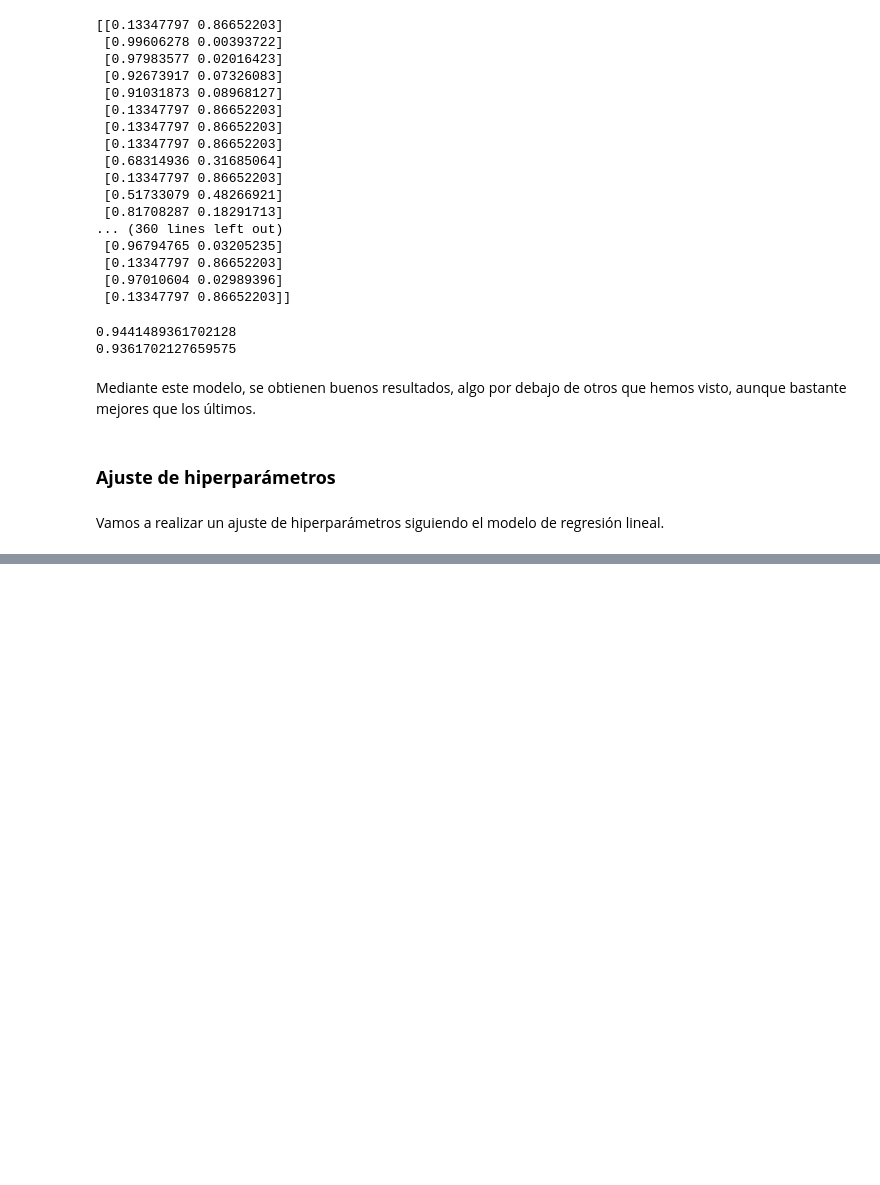
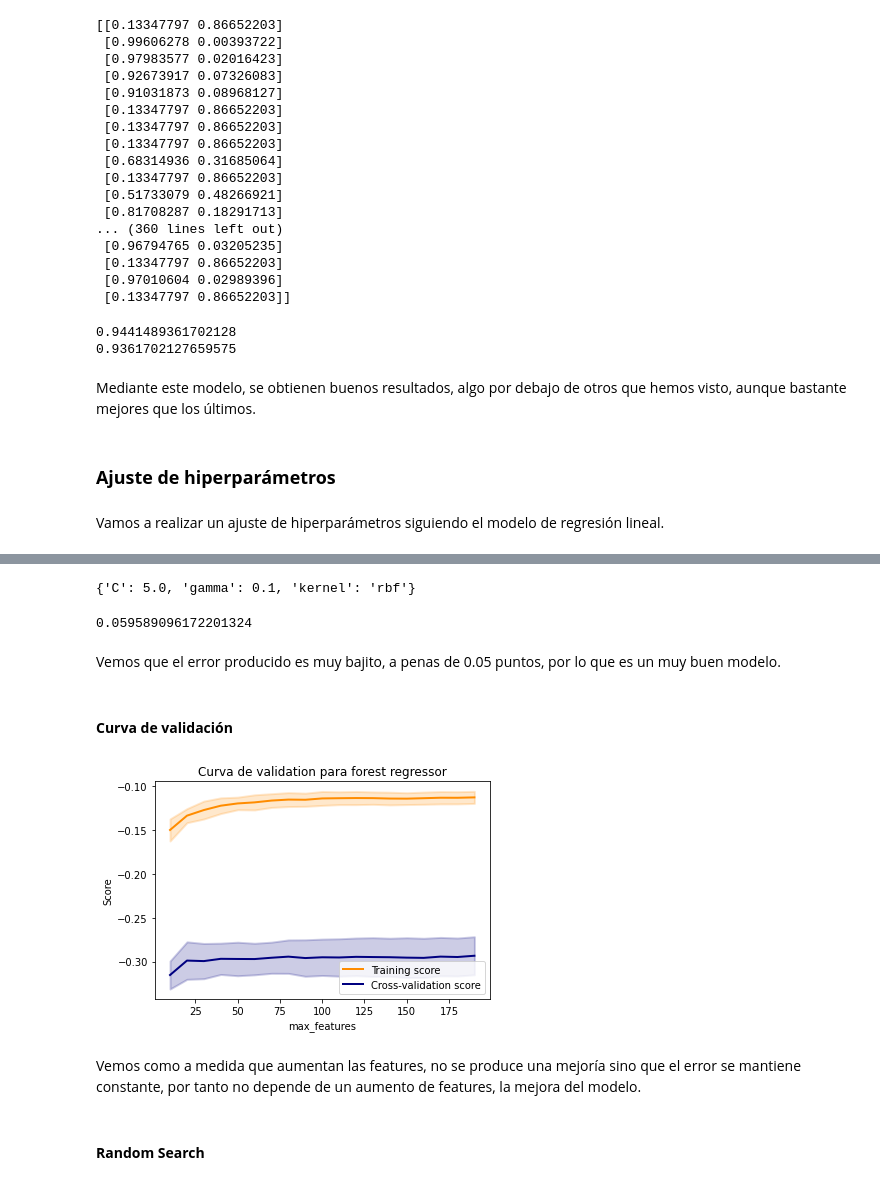
Before and after one commit to fortiz98/TrabajoAAII, a Jupyter notebook: TrabajoFelicidad.ipynb, the cells around one changed output, grey strips where cells are left out. Saved outputs shown, nothing was run; the diff lists cells and outputs as text; code cells hidden in the pictures; blank space fills up the shorter version.

```diff
--- a/TrabajoFelicidad.ipynb
+++ b/TrabajoFelicidad.ipynb
@@ -591,0 +604,15 @@ Vamos a realizar un ajuste de hiperparámetros siguiendo el modelo de regresión
+# %%
+%%time
+from sklearn.model_selection import GridSearchCV
+from sklearn.ensemble import RandomForestRegressor
+param_grid = [
+    {'kernel': ['linear'],
+    'C': [1.0,3.0]},
+    {'kernel': ['rbf'],
+     'C': [1.0, 3.0, 5.0],
+     'gamma': [0.01, 0.1, 1.0]}]
+svm_reg = SVR()
+grid_search_RF = GridSearchCV(svm_reg, param_grid, cv=3,
+                           scoring='neg_mean_squared_error',
+                           refit= True, verbose=2, n_jobs=-1)
+grid_search_RF.fit(X_train, y_train)
@@ -591,0 +625,54 @@ Vamos a realizar un ajuste de hiperparámetros siguiendo el modelo de regresión
+# %%
+grid_search_RF.best_params_
+# %% [output]
+{'C': 5.0, 'gamma': 0.1, 'kernel': 'rbf'}
+# %%
+negative_mse = grid_search_RF.best_score_
+rmse = np.sqrt(-negative_mse)
+rmse
+# %% [output]
+0.059589096172201324
+# %% [markdown]
+Vemos que el error producido es muy bajito, a penas de 0.05 puntos, por lo que es un muy buen modelo.
+# %% [markdown]
+#### **Curva de validación**
+# %%
+import matplotlib.pyplot as plt
+import numpy as np
+from sklearn.model_selection import validation_curve
+#Lista de parámetros
+param_range = list(range(10,200,10))
+
+#Curva de validación
+train_scores, test_scores = validation_curve(
+    forest_reg, X_train, y_train, param_name="n_estimators", param_range=param_range,
+    scoring='neg_root_mean_squared_error', cv=3, n_jobs=1)
+
+#Pintamos la curva
+train_scores_mean = np.mean(train_scores, axis=1)
+train_scores_std = np.std(train_scores, axis=1)
+test_scores_mean = np.mean(test_scores, axis=1)
+test_scores_std = np.std(test_scores, axis=1)
+
+plt.title("Curva de validation para forest regressor")
+plt.xlabel(r"max_features")
+plt.ylabel("Score")
+lw = 2
+plt.plot(param_range, train_scores_mean, label="Training score",
+             color="darkorange", lw=lw)
+plt.fill_between(param_range, train_scores_mean - train_scores_std,
+                 train_scores_mean + train_scores_std, alpha=0.2,
+                 color="darkorange", lw=lw)
+plt.plot(param_range, test_scores_mean, label="Cross-validation score",
+             color="navy", lw=lw)
+plt.fill_between(param_range, test_scores_mean - test_scores_std,
+                 test_scores_mean + test_scores_std, alpha=0.2,
+                 color="navy", lw=lw)
+plt.legend(loc="best")
+plt.show()
+# %% [output]
+[figure, added]
+# %% [markdown]
+Vemos como a medida que aumentan las features, no se produce una mejoría sino que el error se mantiene constante, por tanto no depende de un aumento de features, la mejora del modelo.
+# %% [markdown]
+#### **Random Search**
```
Also changed, not shown: parts of 41 cells of this notebook.
